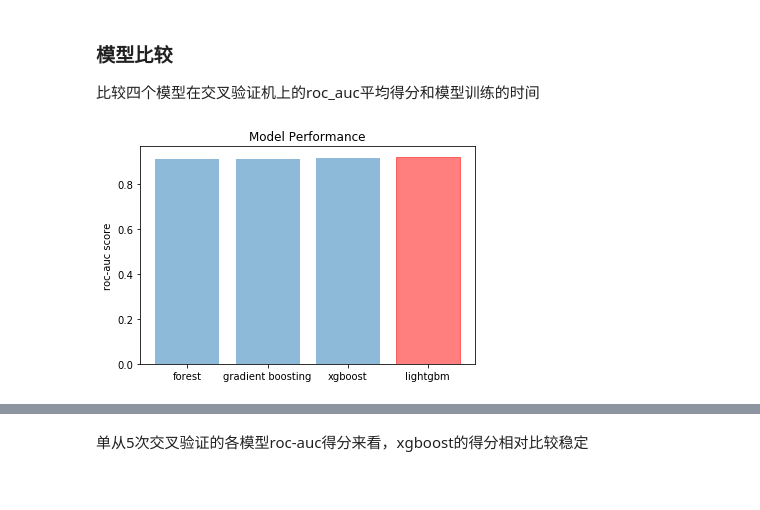
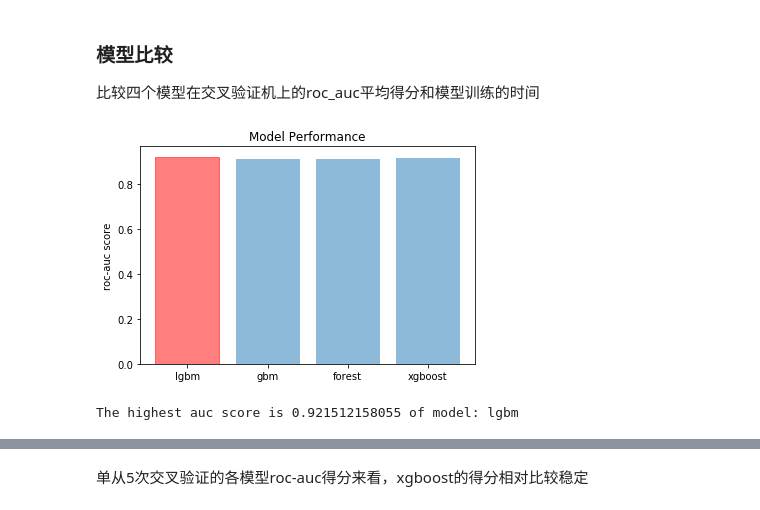
Before and after one commit to LancelotHolmes/HumanOrRobot, a Jupyter notebook: Model_Design.ipynb, the cells around one changed output, grey strips where cells are left out. Drawn from its saved outputs; the diff is of its cells as text; code cells hidden in the pictures.

Commit message:
correct errors of stacking in model design

```diff
--- a/Model_Design.ipynb
+++ b/Model_Design.ipynb
@@ -184,15 +196,40 @@ mean model process time:  0.4236 s
 # %% [markdown]
 ### 模型比较
 比较四个模型在交叉验证机上的roc_auc平均得分和模型训练的时间
+# %%
+def plot_model_comp(title, y_label, dct_result):
+    data_source = dct_result.keys()
+    y_pos = np.arange(len(data_source))
+    # model_auc = [0.910, 0.912, 0.915, 0.922]
+    model_auc = dct_result.values()
+    barlist = plt.bar(y_pos, model_auc, align='center', alpha=0.5)
+    # get the index of highest score
+    max_val = max(model_auc)
+    idx = model_auc.index(max_val)
+    barlist[idx].set_color('r')
+    plt.xticks(y_pos, data_source)
+    plt.ylabel(y_label)
+    plt.title(title)
+    plt.show()
+    print 'The highest auc score is {0} of model: {1}'.format(max_val, data_source[idx])
+# %%
+plot_model_comp('Model Performance', 'roc-auc score', mean_score)
+# %% [output]
+[figure, added]
+The highest auc score is 0.921512158055 of model: lgbm
 # %%
-data_source = ['forest', 'gradient boosting', 'xgboost', 'lightgbm']
-y_pos = np.arange(len(data_source))
-model_auc = [0.910, 0.912, 0.915, 0.922]
-barlist = plt.bar(y_pos, model_auc, align='center', alpha=0.5)
-barlist[3].set_color('r')
-plt.xticks(y_pos, data_source)
-plt.ylabel('roc-auc score')
-plt.title('Model Performance')
-plt.show()
+def plot_time_comp(title, y_label, dct_result):
+    data_source = dct_result.keys()
+    y_pos = np.arange(len(data_source))
+    # model_auc = [0.910, 0.912, 0.915, 0.922]
+    model_auc = dct_result.values()
+    barlist = plt.bar(y_pos, model_auc, align='center', alpha=0.5)
+    # get the index of highest score
+    min_val = min(model_auc)
+    idx = model_auc.index(min_val)
+    barlist[idx].set_color('r')
+    plt.xticks(y_pos, data_source)
+    plt.ylabel(y_label)
+    plt.title(title)
+    plt.show()
+    print 'The shortest time is {0} of model: {1}'.format(min_val, data_source[idx])
-# %% [output]
-[figure, removed]
```
Also changed, not shown: parts of 35 cells of this notebook.
